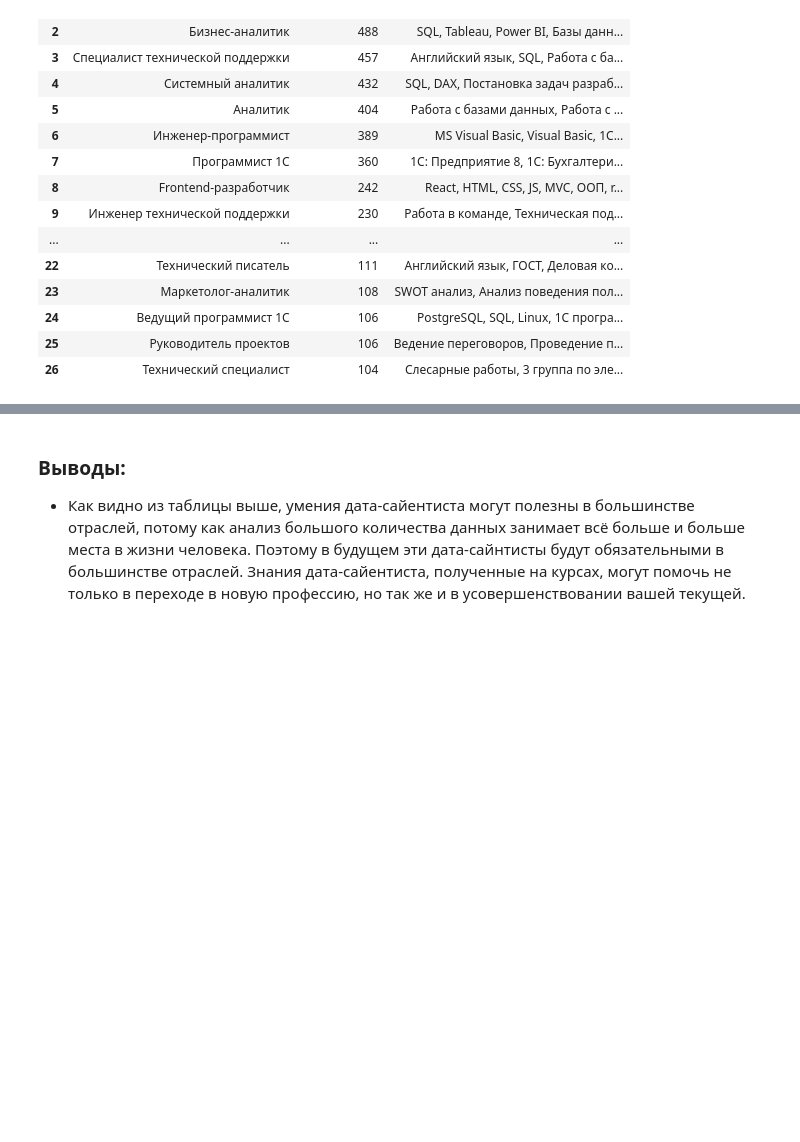
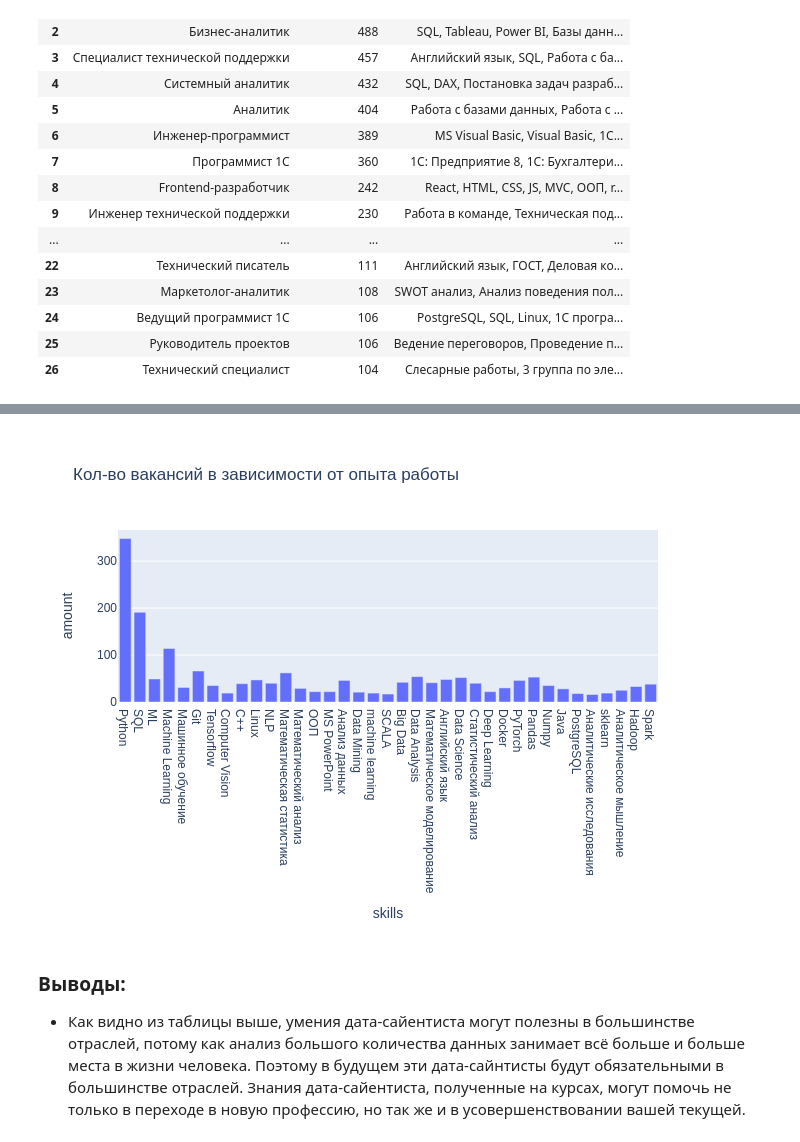
Before and after one commit to HunterV1rus/SF_DS, a Jupyter notebook: Skillfactory/Project_2. Анализ HeadHunter/Project_2. Ноутбук.ipynb, the cells around one changed output, grey strips where cells are left out. Saved outputs shown, nothing was run; the diff lists cells and outputs as text; code cells hidden in the pictures; blank space fills up the shorter version.

Commit message:
навыки

```diff
--- a/Skillfactory/Project_2. Анализ HeadHunter/Project_2. Ноутбук.ipynb
+++ b/Skillfactory/Project_2. Анализ HeadHunter/Project_2. Ноутбук.ipynb
@@ -17,6 +17,12 @@ import plotly.express as px
 import plotly.graph_objects as go
 # %% [markdown]
 В данном проекте мы будем рассматривать создание модели машинного обучения, которая будет рекомендовать вакансии клиентам агентства, претендующим на позицию Data Scientist. В дальнейшем данная модель может быть улучшена для поиска вакансий по любой другой позиции.
+# %%
+DBNAME = 'project_sql'
+USER = 'skillfactory'
+PASSWORD = 'cCkxxLVrDE8EbvjueeMedPKt'
+HOST = '84.201.134.129'
+PORT = 5432
 # %%
 connection = psycopg2.connect(
     dbname=DBNAME,
@@ -804,3 +810,28 @@ pandas only supports SQLAlchemy connectable (engine/connection) or database stri
 | 24 | Ведущий программист 1C | 106 | PostgreSQL, SQL, Linux, 1С програ... |
 | 25 | Руководитель проектов | 106 | Ведение переговоров, Проведение п... |
 | 26 | Технический специалист | 104 | Слесарные работы, 3 группа по эле... |
+# %%
+skills = '{%SQL%, %postgres%}'
+query_7_2 = f'''
+SELECT
+    REPLACE(SUM(key_skills), '\t',', ') "Ключевые навыки"
+FROM vacancies
+WHERE ((name ILIKE ANY ('{ds_vacs}') OR name LIKE '%ML%') AND name NOT ILIKE '%HTML%')
+'''
+# %%
+df = pd.read_sql_query(query_7_2, connection)
+df
+
+skillsDict = {}
+
+for word in df['Ключевые навыки'][0].split(', '):
+    if word not in skillsDict.keys():
+        skillsDict[word] = 1
+    else:
+        skillsDict[word] += 1
+
+data = {'skills': skillsDict.keys(), 'amount': skillsDict.values()}
+
+data
+skills_df = pd.DataFrame.from_dict(data)
+skills_df
@@ -807,3 +853,14 @@ pandas only supports SQLAlchemy connectable (engine/connection) or database stri
+# %%
+fig = px.bar(
+    data_frame = skills_df[skills_df['amount'] > 15],
+    x='skills',
+    y='amount',
+    title='Кол-во вакансий в зависимости от опыта работы'
+)
+
+fig.show("png")
+# %% [output]
+[figure, added]
 # %% [markdown]
 ### Выводы:
 
```
Also changed, not shown: parts of 1 cell of this notebook.
